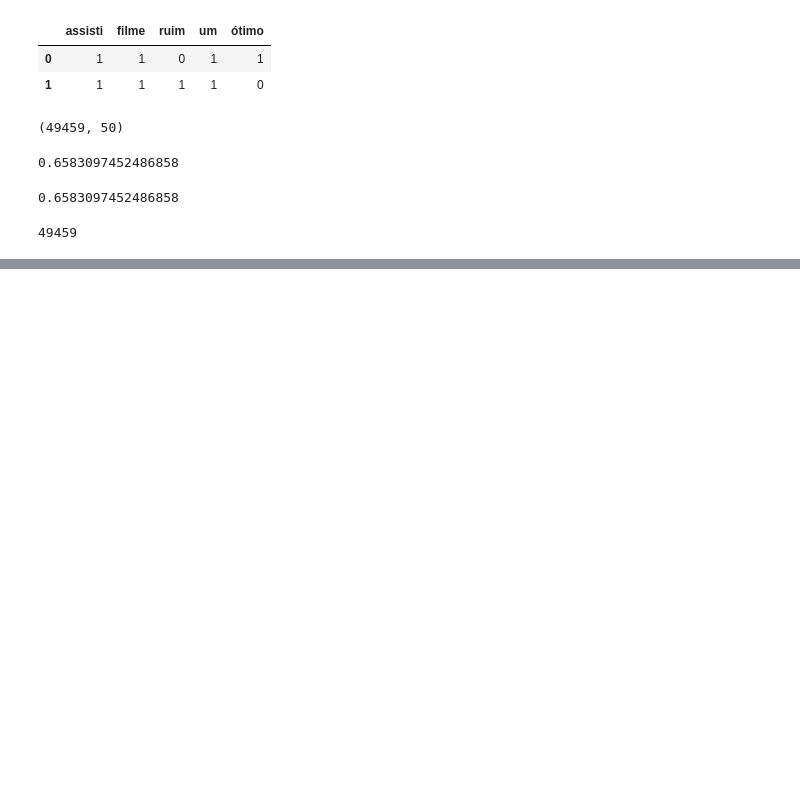
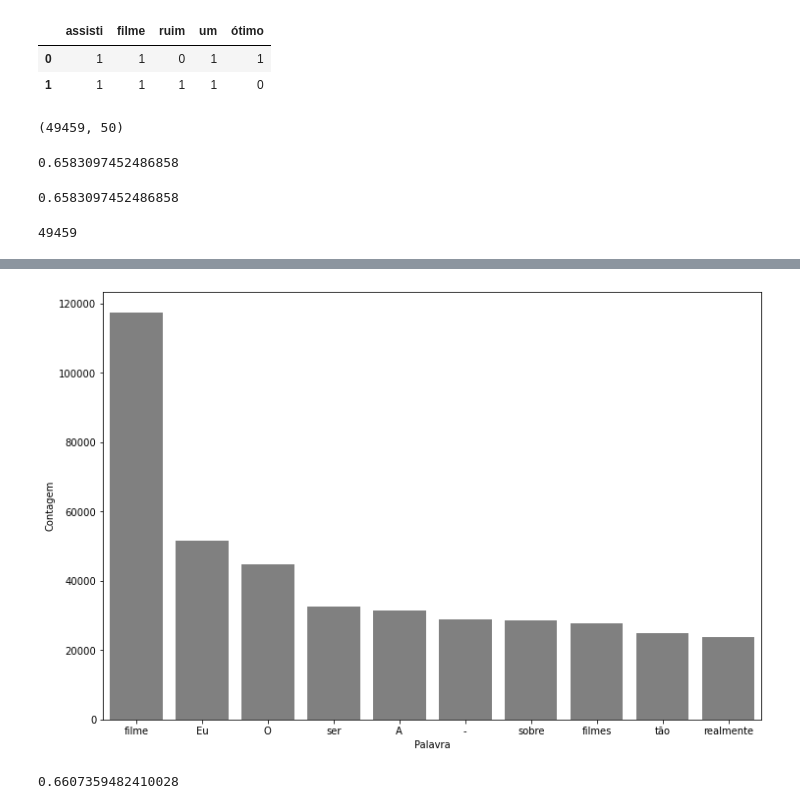
Before and after one commit to radoslz/curso-linguagem-natural-introducao-nlp, a Jupyter notebook: curso part 1.ipynb, the cells around one changed output, grey strips where cells are left out. Drawn from its saved outputs; the diff is of its cells as text; code cells hidden in the pictures; blank space fills up the shorter version.

```diff
--- a/aula 1.ipynb
+++ b/curso part 1.ipynb
@@ -316,0 +319,21 @@ pareto(data, "text_pt", 10)
+# %%
+palavras_irrelevantes = nltk.corpus.stopwords.words("portuguese")
+
+frase_processada = list()
+for opiniao in data.text_pt:
+    nova_frase = list()
+    palavras_texto = token_spaco.tokenize(opiniao)
+    for palavra in palavras_texto:
+        if palavra not in palavras_irrelevantes:
+            nova_frase.append(palavra)
+    frase_processada.append(' '.join(nova_frase))
+
+data["tratamento_1"] = frase_processada
+# %%
+pareto(data,"tratamento_1", 10)
+# %% [output]
+[figure, added]
+# %%
+classificar_texto(data, "tratamento_1", "classificacao")
+# %% [output]
+0.6607359482410028
```
Also changed, not shown: parts of 29 cells of this notebook.
